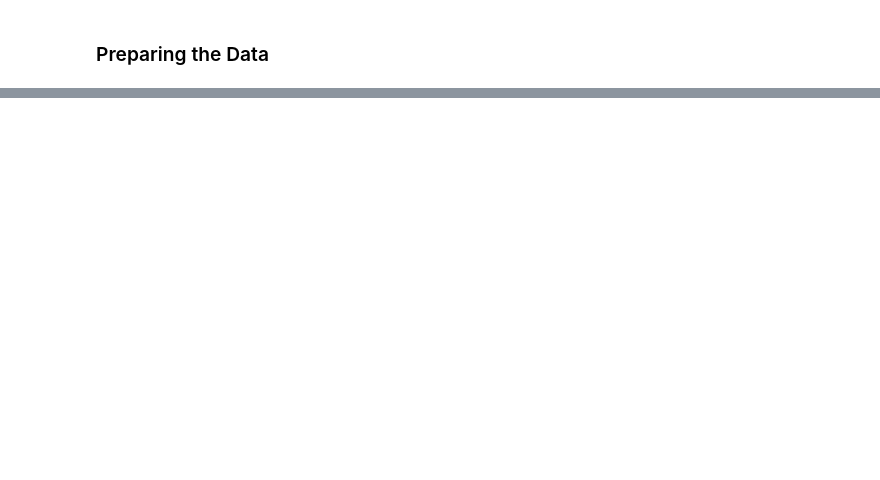
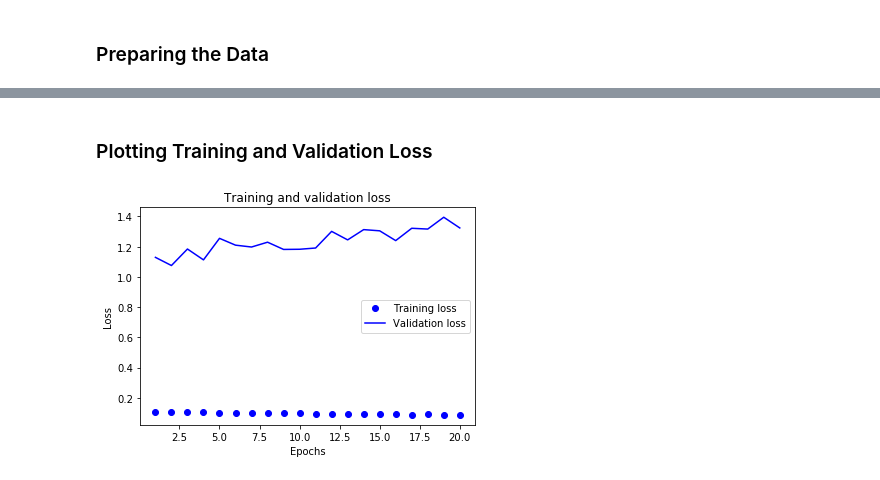
Before and after one commit to cleversonahum/UFPA-DeepLearning, a Jupyter notebook: reuters-classifier/reuters-classifier.ipynb, the cells around one changed output, grey strips where cells are left out. Cells and saved outputs as stored; diff of their text form; code cells hidden in the pictures; blank space fills up the shorter version.

```diff
--- a/reuters-classifier/reuters-classifier.ipynb
+++ b/reuters-classifier/reuters-classifier.ipynb
@@ -37,0 +226,6 @@ print(x_train)
+# %%
+history2 = model.fit(partial_x_train,
+                    partial_y_train,
+                    epochs=20,
+                    batch_size=512,
+                    validation_data=(x_val, y_val))
@@ -37,0 +258,17 @@ print(x_train)
+# %% [markdown]
+### Plotting Training and Validation Loss
+# %%
+import matplotlib.pyplot as plt
+
+loss2 = history2.history['loss']
+val_loss2 = history2.history['val_loss']
+epochs2 = range(1, len(loss2) + 1)
+plt.plot(epochs2, loss2, 'bo', label='Training loss')
+plt.plot(epochs2, val_loss2, 'b', label='Validation loss')
+plt.title('Training and validation loss')
+plt.xlabel('Epochs')
+plt.ylabel('Loss')
+plt.legend()
+plt.show()
+# %% [output]
+[figure, added]
```
Also changed, not shown: parts of 28 cells of this notebook.
